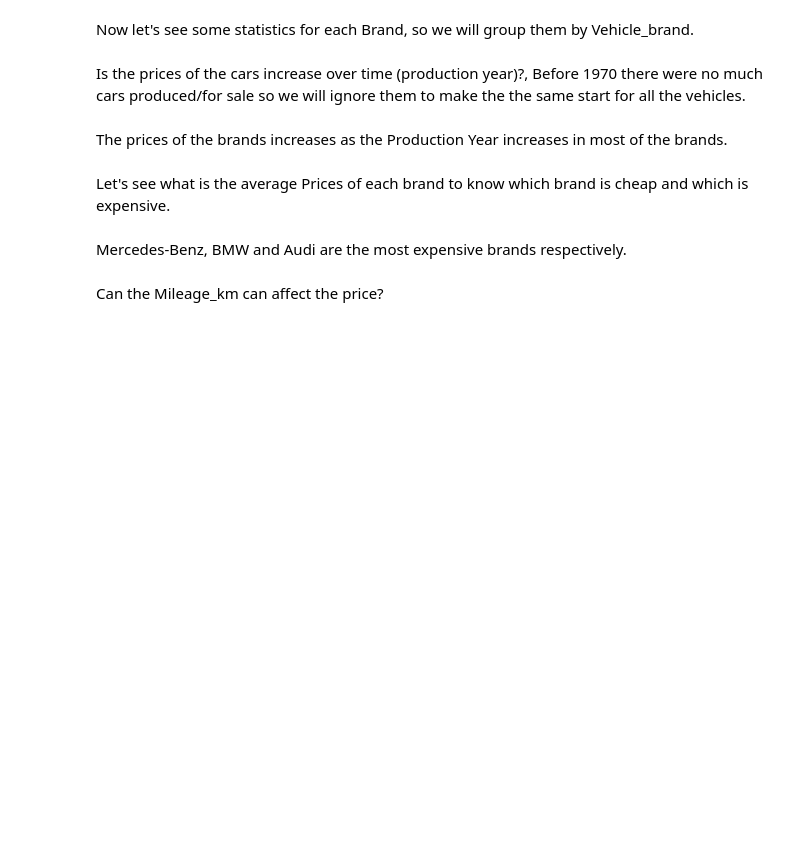
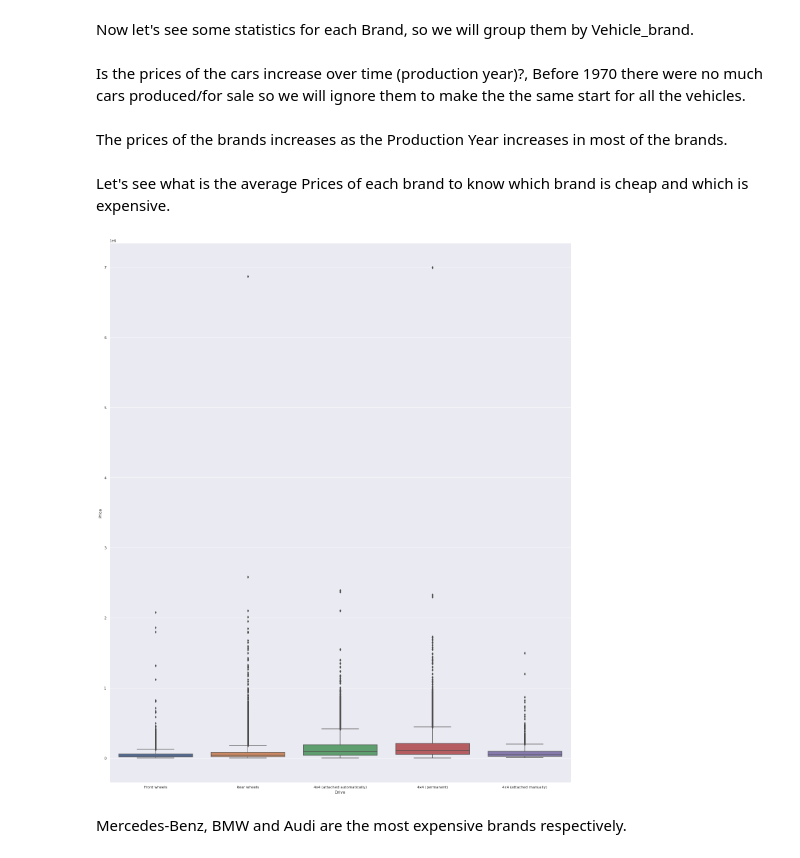
Before and after one commit to ssary/poland-cars-sales-EDA, a Jupyter notebook: Assignment1.ipynb, the cells around one changed output. Cells and saved outputs as stored; diff of their text form; code cells hidden in the pictures; blank space fills up the shorter version.

```diff
--- a/Assignment1.ipynb
+++ b/Assignment1.ipynb
@@ -6,7 +6,7 @@ import seaborn as sns
 from bokeh.plotting import figure, show
 from bokeh.models import ColumnDataSource,HoverTool,BoxSelectTool
 
-df = pd.read_csv('/home/sary/cms-downloader/cms_downloads/Winter 2022/Data Engineering and Visualization/Project1/Car_sale_ads.csv')
+df = pd.read_csv('/content/Car_sale_ads.csv')
 # %%
 df.head(10)
 # %% [output]
@@ -412,7 +413,13 @@ p.vbar(x=brandsArray, top=avg_for_each_brand, width=0.9)
 
 p.y_range.start = 0
 show(p)
+# %%
+
+sns.boxplot(x="Drive",
+            y="Price",
+            data = df)
+sns.set(rc={'figure.figsize':(35,40)})
+# %% [output]
+[figure, added]
 # %% [markdown]
 Mercedes-Benz, BMW and Audi are the most expensive brands respectively.
-# %% [markdown]
-Can the Mileage_km can affect the price?
```
Also changed, not shown: parts of 11 cells of this notebook.
